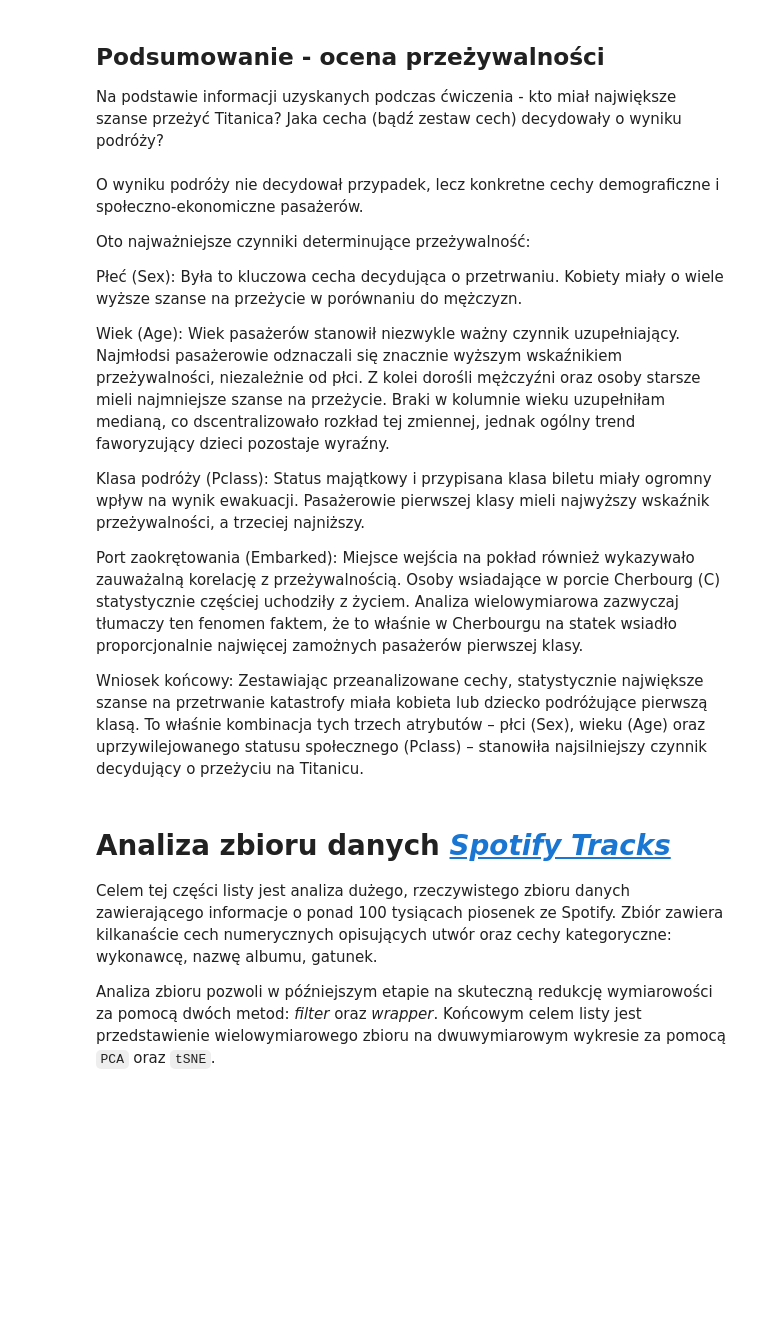
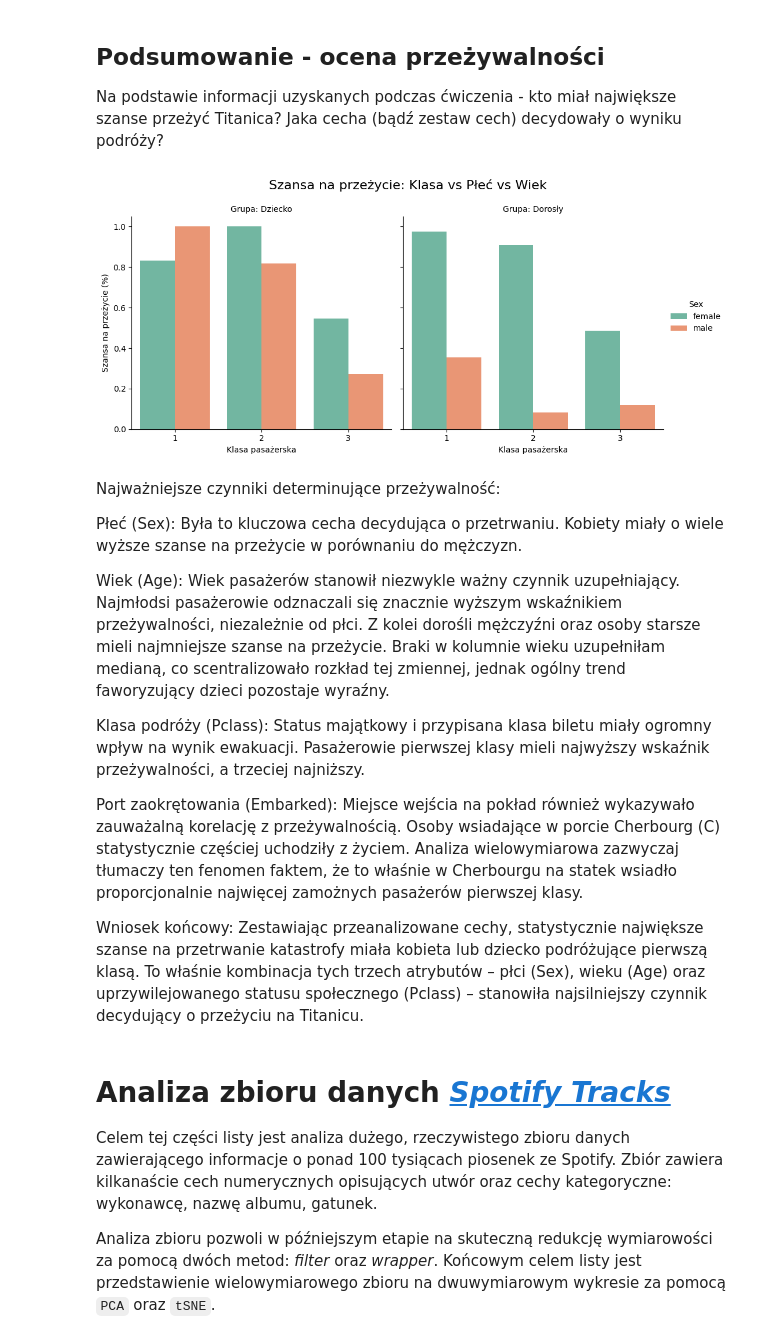
Before and after one commit to Zajecia-na-PWr-LR/lista-1-lenamackiewicz, a Jupyter notebook: UczenieMaszynowe_25_26_Lista2.ipynb, the cells around one changed output. Saved outputs shown, nothing was run; the diff lists cells and outputs as text; code cells hidden in the pictures; blank space fills up the shorter version.

```diff
--- a/UczenieMaszynowe_25_26_Lista2.ipynb
+++ b/UczenieMaszynowe_25_26_Lista2.ipynb
@@ -258,11 +271,31 @@ Na podstawie informacji uzyskanych podczas ćwiczenia - kto miał największe sz
+# %%
+titanic['Grupa_Wiekowa'] = pd.cut(titanic['Age'], bins=[0, 16, 100], labels=['Dziecko', 'Dorosły'])
+
+g = sns.catplot(
+    data=titanic,
+    x='Pclass',
+    y='Survived',
+    hue='Sex',
+    col='Grupa_Wiekowa',
+    kind='bar',
+    errorbar=None,
+    palette='Set2'
+)
+
+g.set_axis_labels("Klasa pasażerska", "Szansa na przeżycie (%)")
+g.set_titles("Grupa: {col_name}")
+g.figure.subplots_adjust(top=0.85)
+g.figure.suptitle("Szansa na przeżycie: Klasa vs Płeć vs Wiek", fontsize=16)
+
+plt.show()
+# %% [output]
+[figure, added]
 # %% [markdown]
-O wyniku podróży nie decydował przypadek, lecz konkretne cechy demograficzne i społeczno-ekonomiczne pasażerów.
-
-Oto najważniejsze czynniki determinujące przeżywalność:
+Najważniejsze czynniki determinujące przeżywalność:
 
 Płeć (Sex): Była to kluczowa cecha decydująca o przetrwaniu. Kobiety miały o wiele wyższe szanse na przeżycie w porównaniu do mężczyzn.
 
-Wiek (Age): Wiek pasażerów stanowił niezwykle ważny czynnik uzupełniający. Najmłodsi pasażerowie odznaczali się znacznie wyższym wskaźnikiem przeżywalności, niezależnie od płci. Z kolei dorośli mężczyźni oraz osoby starsze mieli najmniejsze szanse na przeżycie. Braki w kolumnie wieku uzupełniłam medianą, co dscentralizowało rozkład tej zmiennej, jednak ogólny trend faworyzujący dzieci pozostaje wyraźny.
+Wiek (Age): Wiek pasażerów stanowił niezwykle ważny czynnik uzupełniający. Najmłodsi pasażerowie odznaczali się znacznie wyższym wskaźnikiem przeżywalności, niezależnie od płci. Z kolei dorośli mężczyźni oraz osoby starsze mieli najmniejsze szanse na przeżycie. Braki w kolumnie wieku uzupełniłam medianą, co scentralizowało rozkład tej zmiennej, jednak ogólny trend faworyzujący dzieci pozostaje wyraźny.
 
 Klasa podróży (Pclass): Status majątkowy i przypisana klasa biletu miały ogromny wpływ na wynik ewakuacji. Pasażerowie pierwszej klasy mieli najwyższy wskaźnik przeżywalności, a trzeciej najniższy.
 
```
Also changed, not shown: parts of 14 cells of this notebook.
